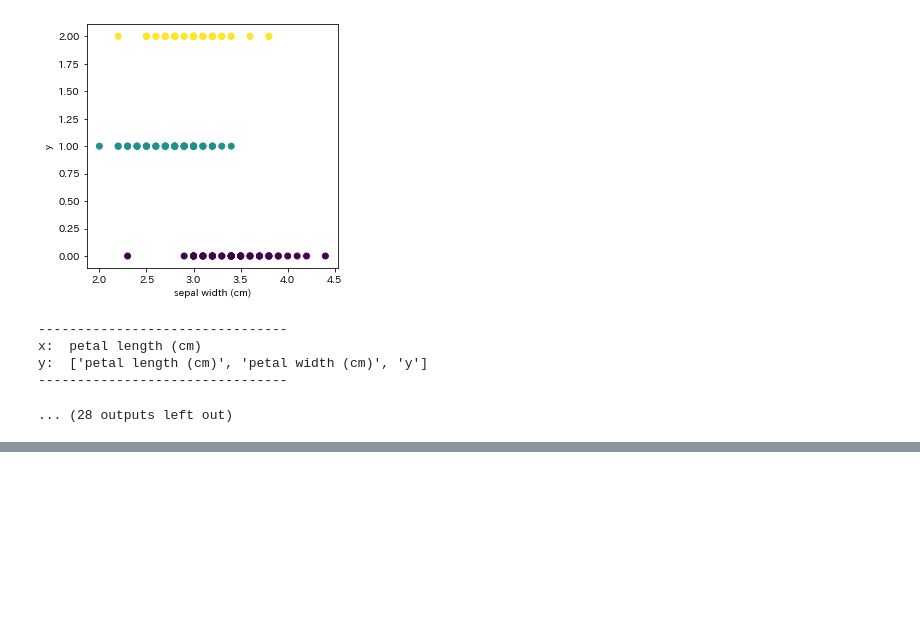
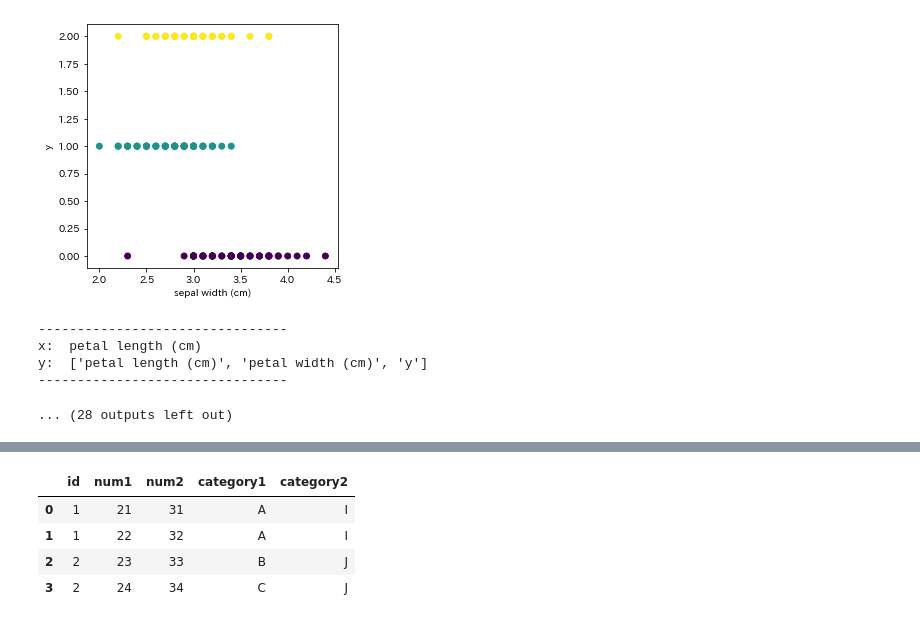
Before and after one commit to keni-chi/Machine-Learning, a Jupyter notebook: etc/11.vizualize/01.df_plot_datetime/01.df_plot_datetime.ipynb, the cells around one changed output, grey strips where cells are left out. Drawn from its saved outputs; the diff is of its cells as text; code cells hidden in the pictures; blank space fills up the shorter version.

```diff
--- a/etc/11.vizualize/01.df_plot_datetime/01.df_plot_datetime.ipynb
+++ b/etc/11.vizualize/01.df_plot_datetime/01.df_plot_datetime.ipynb
@@ -384,0 +482,28 @@ y:  ['petal length (cm)', 'petal width (cm)', 'y']
+# %%
+def undummify(df, prefix_sep="_"):
+    cols2collapse = {
+        item.split(prefix_sep)[0]: (prefix_sep in item) for item in df.columns
+    }
+    series_list = []
+    for col, needs_to_collapse in cols2collapse.items():
+        if needs_to_collapse:
+            undummified = (
+                df.filter(like=col)
+                .idxmax(axis=1)
+                .apply(lambda x: x.split(prefix_sep, maxsplit=1)[1])
+                .rename(col)
+            )
+            series_list.append(undummified)
+        else:
+            series_list.append(df[col])
+    undummified_df = pd.concat(series_list, axis=1)
+    return undummified_df
+
+df_decode = undummify(df_ohe)
+df_decode
+# %% [output]
+|  | id | num1 | num2 | category1 | category2 |
+| 0 | 1 | 21 | 31 | A | I |
+| 1 | 1 | 22 | 32 | A | I |
+| 2 | 2 | 23 | 33 | B | J |
+| 3 | 2 | 24 | 34 | C | J |
```
Also changed, not shown: parts of 7 cells of this notebook.
